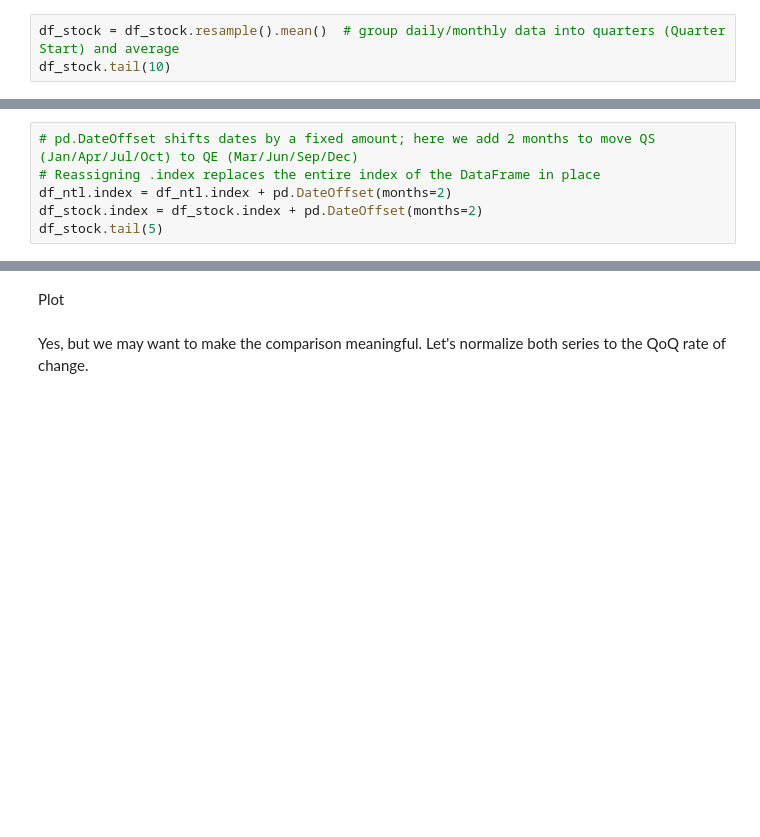
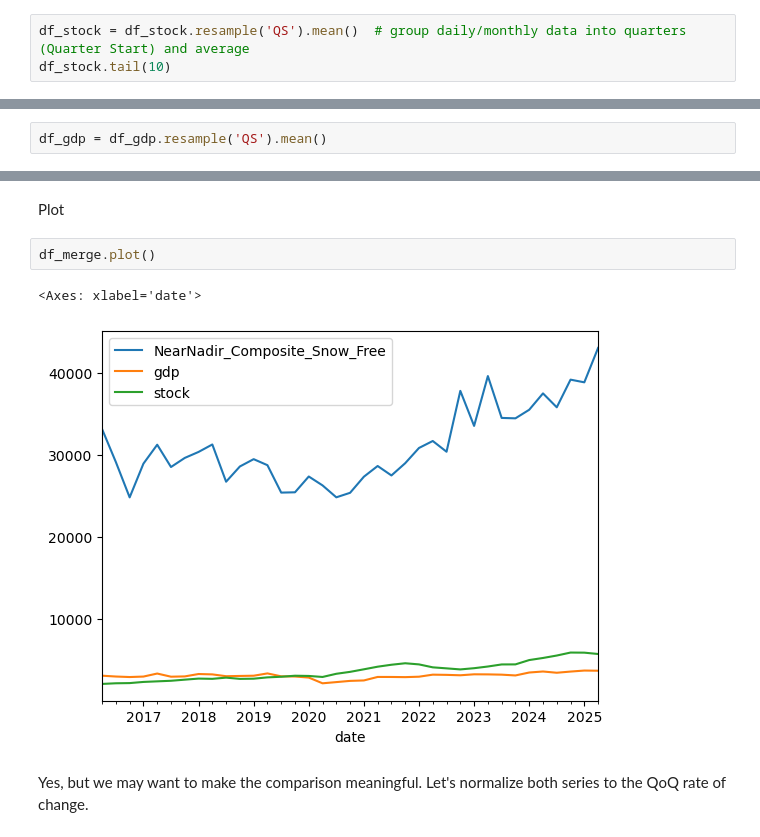
Before and after one commit to CCBeconomics/nowcasting, a Jupyter notebook: DC/activity/act1_python_basics.ipynb, the cells around one changed output, grey strips where cells are left out. Cells and saved outputs as stored; diff of their text form; blank space fills up the shorter version.

```diff
--- a/DC/activity/act1_python_basics.ipynb
+++ b/DC/activity/act1_python_basics.ipynb
@@ -108,5 +199,5 @@ df_ntl.plot(), df_gdp.plot(), df_stock.plot()
 # %% [markdown]
 Resample stock data into quarters
 # %%
-df_stock = df_stock.resample().mean()  # group daily/monthly data into quarters (Quarter Start) and average
+df_stock = df_stock.resample('QS').mean()  # group daily/monthly data into quarters (Quarter Start) and average
 df_stock.tail(10)
@@ -127,9 +264,5 @@ There are several fixes. Like resampling GDP to QS. In this case, let's apply so
-# %%
-# pd.DateOffset shifts dates by a fixed amount; here we add 2 months to move QS (Jan/Apr/Jul/Oct) to QE (Mar/Jun/Sep/Dec)
-# Reassigning .index replaces the entire index of the DataFrame in place
-df_ntl.index = df_ntl.index + pd.DateOffset(months=2)
-df_stock.index = df_stock.index + pd.DateOffset(months=2)
-df_stock.tail(5)
+# %%
+df_gdp = df_gdp.resample('QS').mean()
 # %%
 # Now that the date indexes match, the merge should produce non-empty rows
 df_merge = df_ntl.merge(df_gdp, left_index=True, right_index=True)
@@ -138,5 +290,10 @@ df_merge
 # %% [markdown]
 Plot
+# %%
+df_merge.plot()
+# %% [output]
+<Axes: xlabel='date'>
+[figure, added]
 # %% [markdown]
 Yes, but we may want to make the comparison meaningful. Let's normalize both series to the QoQ rate of change.
 # %%
```
Also changed, not shown: parts of 29 cells of this notebook.
